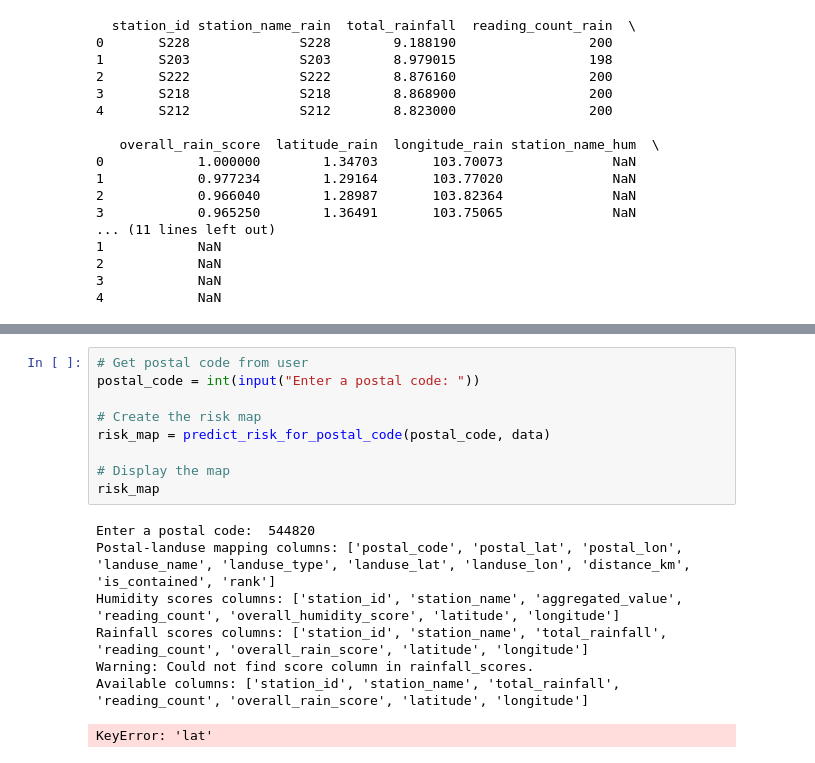
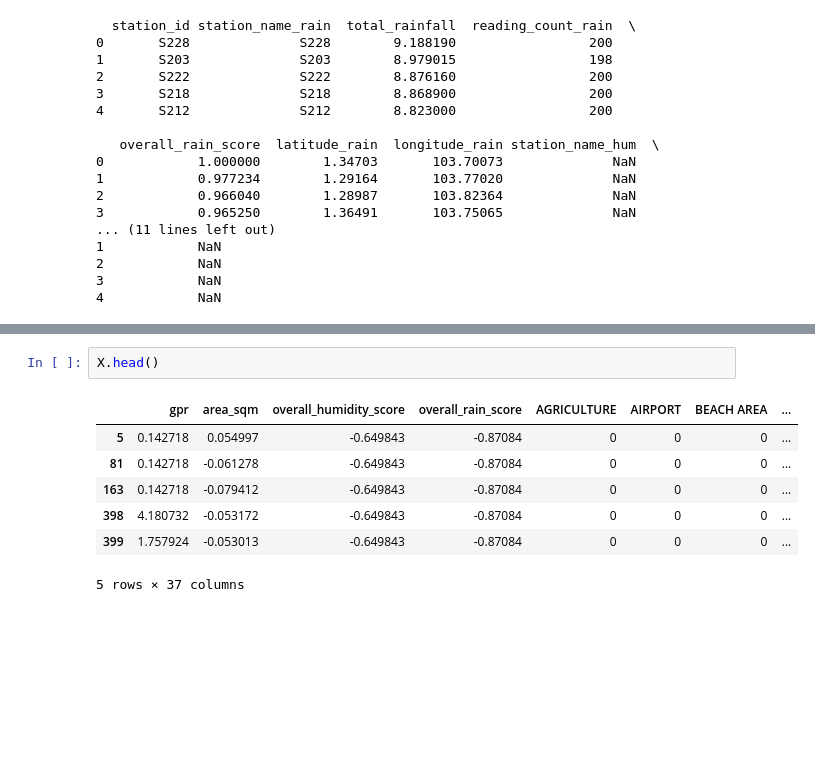
Before and after one commit to rongrongrr/IRS-PM-2025-01-11-AIS07PT-Team_Dengue-Dengue_Outbreak_Prediction_System, a Jupyter notebook: prediction_model/DenguePredication.ipynb, the cells around one changed output, grey strips where cells are left out. Drawn from its saved outputs; the diff is of its cells as text; blank space fills up the shorter version.

```diff
--- a/prediction_model/DenguePredication.ipynb
+++ b/prediction_model/DenguePredication.ipynb
@@ -887,17 +655,10 @@ def predict_risk_for_postal_code(postal_code, data):
-# %%
-# Get postal code from user
-postal_code = int(input("Enter a postal code: "))
-
-# Create the risk map
-risk_map = predict_risk_for_postal_code(postal_code, data)
-
-# Display the map
-risk_map
-# %% [output]
-Enter a postal code:  544820
-Postal-landuse mapping columns: ['postal_code', 'postal_lat', 'postal_lon', 'landuse_name', 'landuse_type', 'landuse_lat', 'landuse_lon', 'distance_km', 'is_contained', 'rank']
-Humidity scores columns: ['station_id', 'station_name', 'aggregated_value', 'reading_count', 'overall_humidity_score', 'latitude', 'longitude']
-Rainfall scores columns: ['station_id', 'station_name', 'total_rainfall', 'reading_count', 'overall_rain_score', 'latitude', 'longitude']
-Warning: Could not find score column in rainfall_scores.
-Available columns: ['station_id', 'station_name', 'total_rainfall', 'reading_count', 'overall_rain_score', 'latitude', 'longitude']
-KeyError: 'lat'
+# %%
+X.head()
+# %% [output]
+|  | gpr | area_sqm | overall_humidity_score | overall_rain_score | AGRICULTURE | AIRPORT | BEACH AREA | ... |
+| 5 | 0.142718 | 0.054997 | -0.649843 | -0.87084 | 0 | 0 | 0 | ... |
+| 81 | 0.142718 | -0.061278 | -0.649843 | -0.87084 | 0 | 0 | 0 | ... |
+| 163 | 0.142718 | -0.079412 | -0.649843 | -0.87084 | 0 | 0 | 0 | ... |
+| 398 | 4.180732 | -0.053172 | -0.649843 | -0.87084 | 0 | 0 | 0 | ... |
+| 399 | 1.757924 | -0.053013 | -0.649843 | -0.87084 | 0 | 0 | 0 | ... |
+5 rows × 37 columns
```
Also changed, not shown: parts of 7 cells of this notebook, 1 other file.
